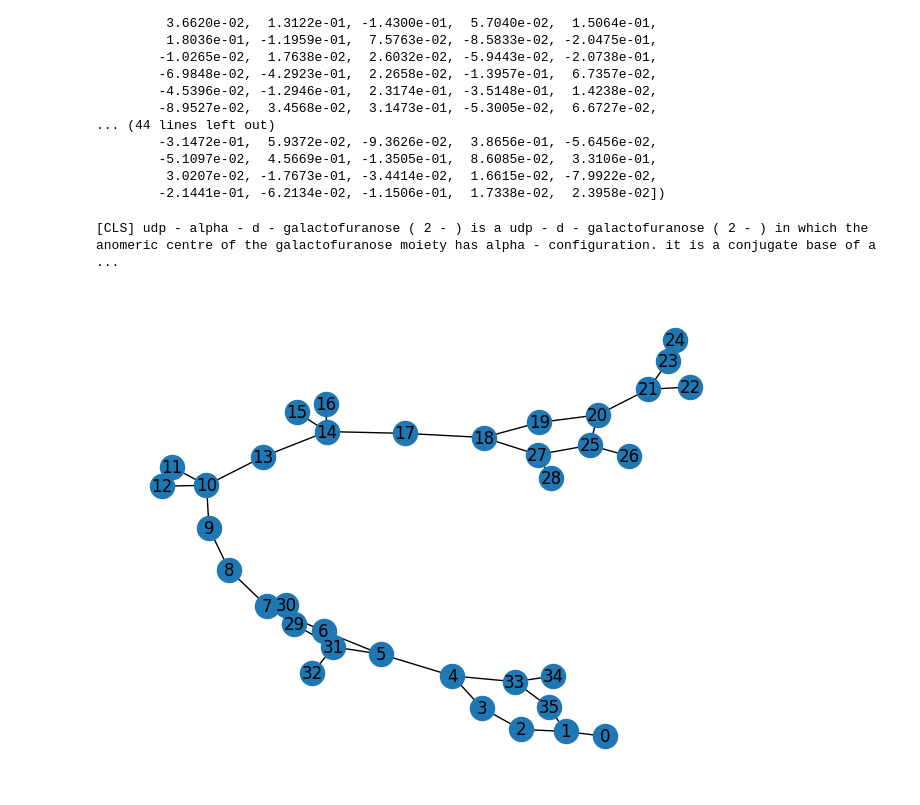
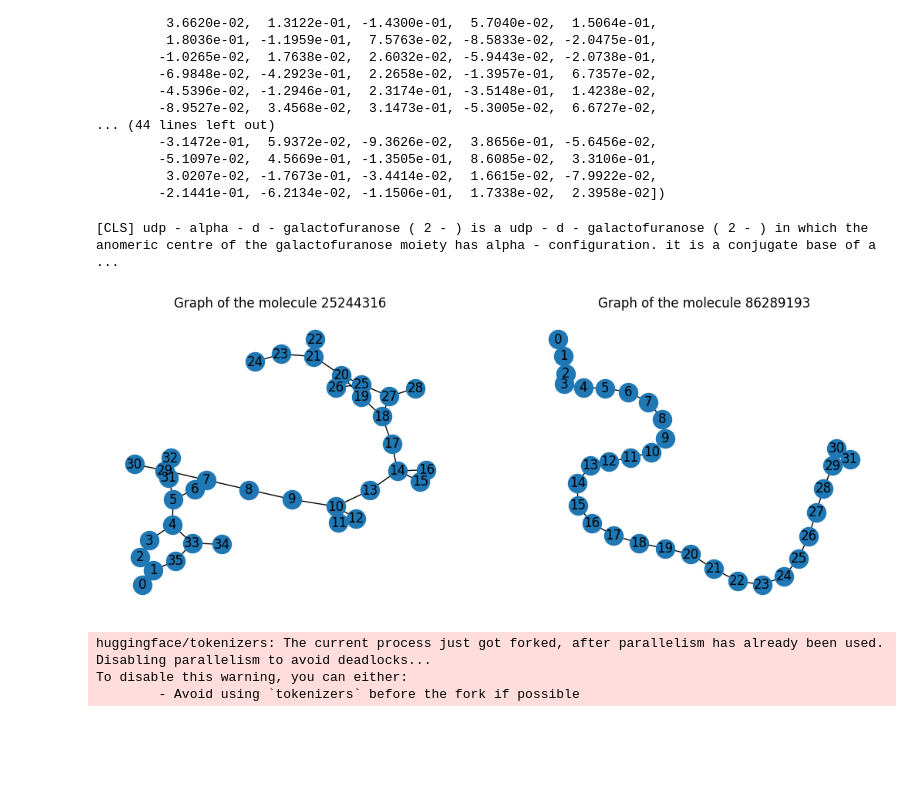
Before and after one commit to Ramlaoui/altegrad-molecule-retrieval, a Jupyter notebook: notebooks/graph_viz.ipynb, the cells around one changed output. Drawn from its saved outputs; the diff is of its cells as text; code cells hidden in the pictures; blank space fills up the shorter version.

```diff
--- a/notebooks/graph_viz.ipynb
+++ b/notebooks/graph_viz.ipynb
@@ -106,19 +106,25 @@ config_path = Path("./configs/") / (config_name + ".yaml")
 config = yaml.load(open(config_path), Loader=yaml.FullLoader)
 config = config["default"]
 
+config["model_name"] = "distilbert-base-uncased"
 config["name_model"] = config_name
 config["model_object"] = MODELS_DICT[config["name_model"]]
+config["config_name"] = config_name
+
 config["is_debug"] = True
 
 trainer = BaseTrainer(**config)
 # %%
+trainer.load_test_dataloader()
+
 train_dataset = trainer.train_dataset
 val_dataset = trainer.val_dataset
 test_cids_dataset = trainer.test_cids_dataset
 test_text_dataset = trainer.test_text_dataset
 
-idx = 0
-x = train_dataset[idx]
+idx1, idx2 = 0, np.random.randint(len(train_dataset))
+x, x_cid = train_dataset[idx], train_dataset.cids[idx]
+y, y_cid = train_dataset[idx2], train_dataset.cids[idx2]
 # %%
 print(f"Length of training dataset: {len(train_dataset)}")
 print(f"Length of validation dataset: {len(val_dataset)}")
@@ -228,13 +234,20 @@ tensor([ 4.5009e-01, -7.7423e-02,  3.7848e-01,  1.4942e-01,  2.1135e-02,
 # %%
 import networkx as nx
 from torch_geometric.utils import to_networkx
 import matplotlib.pyplot as plt
 
 seed = 42
-G = to_networkx(x, to_undirected=True)
+G1 = to_networkx(x, to_undirected=True)
+G2 = to_networkx(y, to_undirected=True)
+
 # Plot G
-nx.draw(G, with_labels=True)
+fig, ax = plt.subplots(1, 2, figsize=(13, 5))
+nx.draw(G1, ax=ax[0], with_labels=True)
+nx.draw(G2, ax=ax[1], with_labels=True)
 print(trainer.tokenizer.decode(x["input_ids"][0]))
+ax[0].set_title(f"Graph of the molecule {x_cid}")
+ax[1].set_title(f"Graph of the molecule {y_cid}")
+plt.show()
 # %% [output]
 [CLS] udp - alpha - d - galactofuranose ( 2 - ) is a udp - d - galactofuranose ( 2 - ) in which the anomeric centre of the galactofuranose moiety has alpha - configuration. it is a conjugate base of a ...
-[figure, old version]
+[figure, new version]
@@ -240,0 +267,14 @@ print(trainer.tokenizer.decode(x["input_ids"][0]))
+# %%
+
+# other graph basic features:
+diameters = []
+for i, graph in tqdm(enumerate(train_dataset)):
+    try:
+        G = to_networkx(graph, to_undirected=True)
+        diameters.append(nx.diameter(G))
+    except:
+        diameters.append(0)
+# %% [output]
+huggingface/tokenizers: The current process just got forked, after parallelism has already been used. Disabling parallelism to avoid deadlocks...
+To disable this warning, you can either:
+        - Avoid using `tokenizers` before the fork if possible
```
Also changed, not shown: parts of 11 cells of this notebook, 2 other files.
